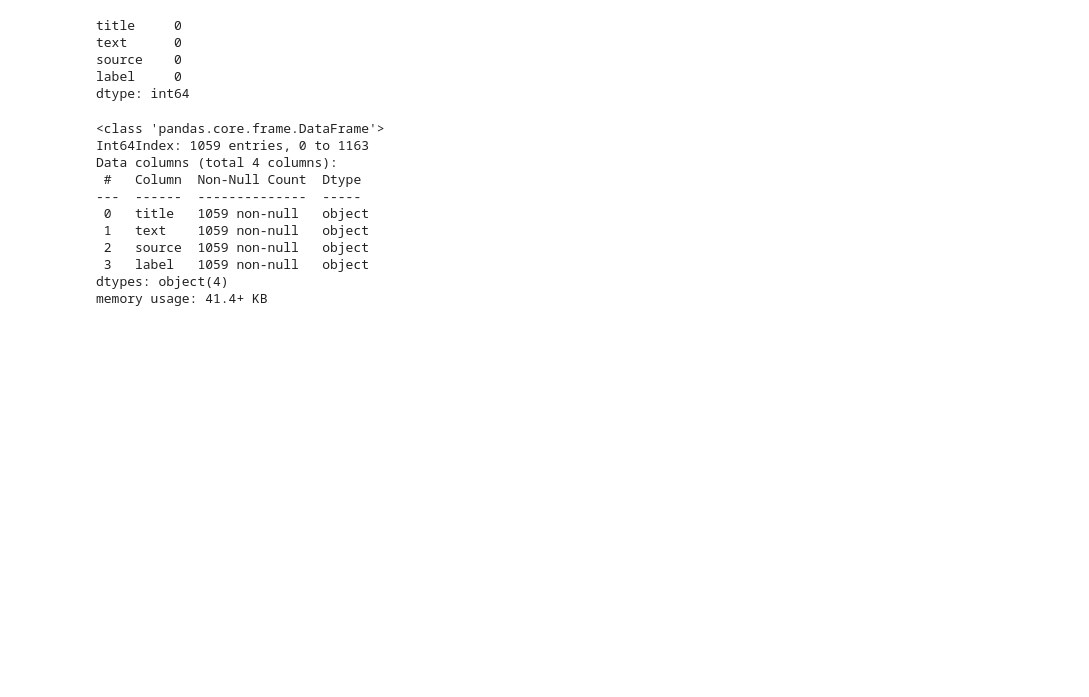
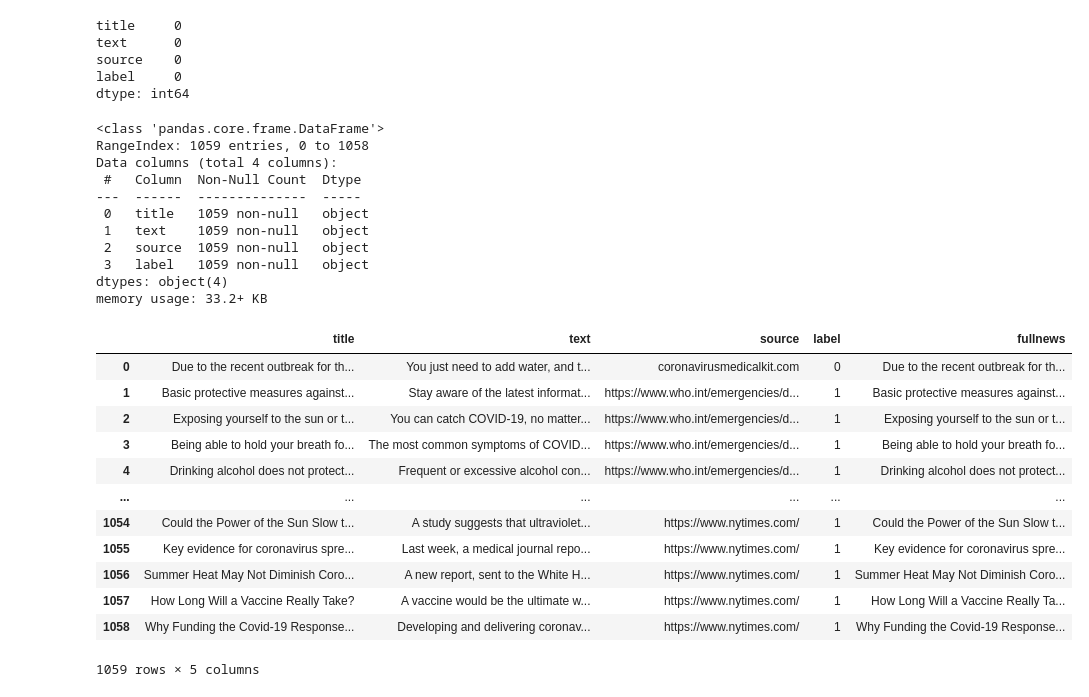
Before and after one commit to Princeshaw/Fake-News-detection-covid-19, a Jupyter notebook: covid19_fake_news_detection_model.ipynb, the cells around one changed output. Cells and saved outputs as stored; diff of their text form; code cells hidden in the pictures; blank space fills up the shorter version.

```diff
--- a/covid19_fake_news_detection_model.ipynb
+++ b/covid19_fake_news_detection_model.ipynb
@@ -91,6 +91,7 @@ label      0
 dtype: int64
 # %%
 dataset.dropna(axis=0,inplace=True)
+dataset.reset_index(drop=True, inplace=True)
 # %%
 dataset.isnull().sum()
 # %% [output]
@@ -103,7 +104,7 @@ dtype: int64
 dataset.info()
 # %% [output]
 <class 'pandas.core.frame.DataFrame'>
-Int64Index: 1059 entries, 0 to 1163
+RangeIndex: 1059 entries, 0 to 1058
 Data columns (total 4 columns):
  #   Column  Non-Null Count  Dtype
 ---  ------  --------------  -----
@@ -112,4 +113,24 @@ Data columns (total 4 columns):
  2   source  1059 non-null   object
  3   label   1059 non-null   object
 dtypes: object(4)
-memory usage: 41.4+ KB
+memory usage: 33.2+ KB
+# %%
+dataset['fullnews'] = dataset['title']+' '+dataset['text']+' '+dataset['source']
+# %%
+dataset['label'].replace(to_replace=['TRUE','FAKE'],value=[1,0],inplace=True)
+# %%
+dataset
+# %% [output]
+|  | title | text | source | label | fullnews |
+| 0 | Due to the recent outbreak for th... | You just need to add water, and t... | coronavirusmedicalkit.com | 0 | Due to the recent outbreak for th... |
+| 1 | Basic protective measures against... | Stay aware of the latest informat... | https://www.who.int/emergencies/d... | 1 | Basic protective measures against... |
+| 2 | Exposing yourself to the sun or t... | You can catch COVID-19, no matter... | https://www.who.int/emergencies/d... | 1 | Exposing yourself to the sun or t... |
+| 3 | Being able to hold your breath fo... | The most common symptoms of COVID... | https://www.who.int/emergencies/d... | 1 | Being able to hold your breath fo... |
+| 4 | Drinking alcohol does not protect... | Frequent or excessive alcohol con... | https://www.who.int/emergencies/d... | 1 | Drinking alcohol does not protect... |
+| ... | ... | ... | ... | ... | ... |
+| 1054 | Could the Power of the Sun Slow t... | A study suggests that ultraviolet... | https://www.nytimes.com/ | 1 | Could the Power of the Sun Slow t... |
+| 1055 | Key evidence for coronavirus spre... | Last week, a medical journal repo... | https://www.nytimes.com/ | 1 | Key evidence for coronavirus spre... |
+| 1056 | Summer Heat May Not Diminish Coro... | A new report, sent to the White H... | https://www.nytimes.com/ | 1 | Summer Heat May Not Diminish Coro... |
+| 1057 | How Long Will a Vaccine Really Take? | A vaccine would be the ultimate w... | https://www.nytimes.com/ | 1 | How Long Will a Vaccine Really Ta... |
+| 1058 | Why Funding the Covid-19 Response... | Developing and delivering coronav... | https://www.nytimes.com/ | 1 | Why Funding the Covid-19 Response... |
+1059 rows × 5 columns
```
Also changed, not shown: parts of 20 cells of this notebook.
